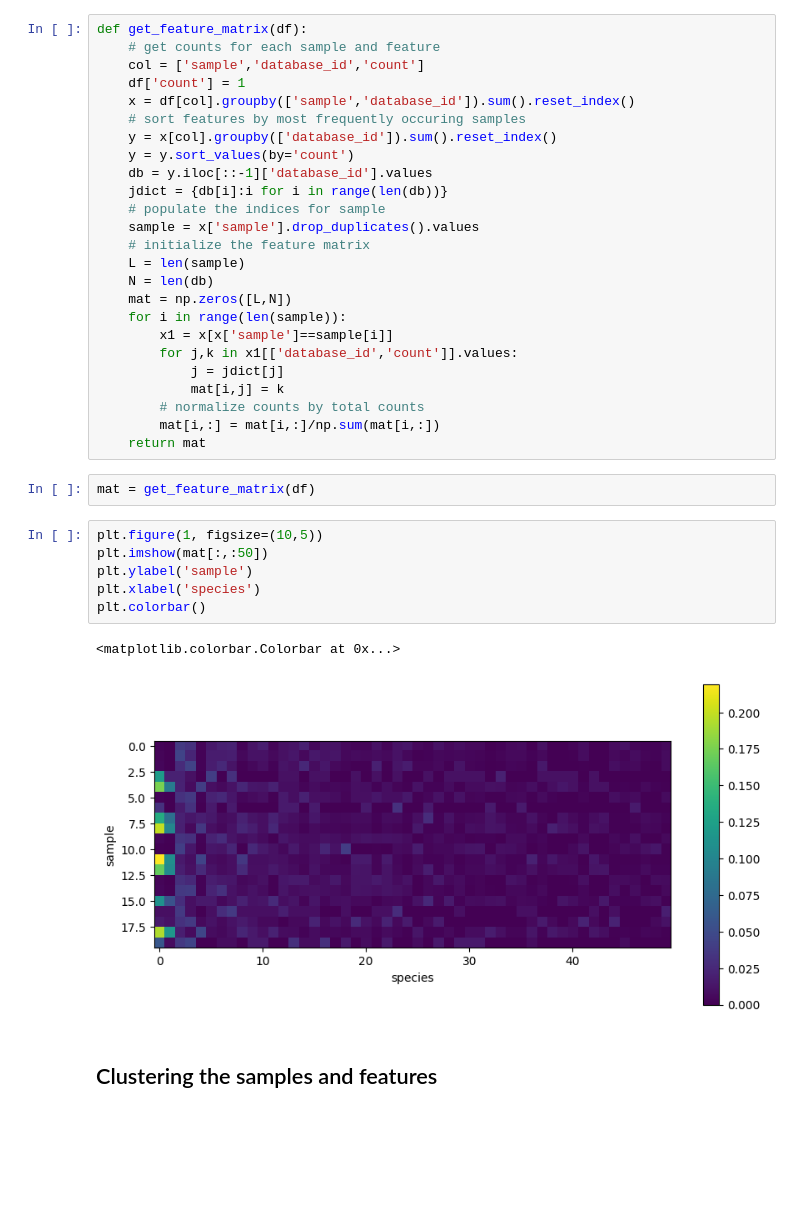
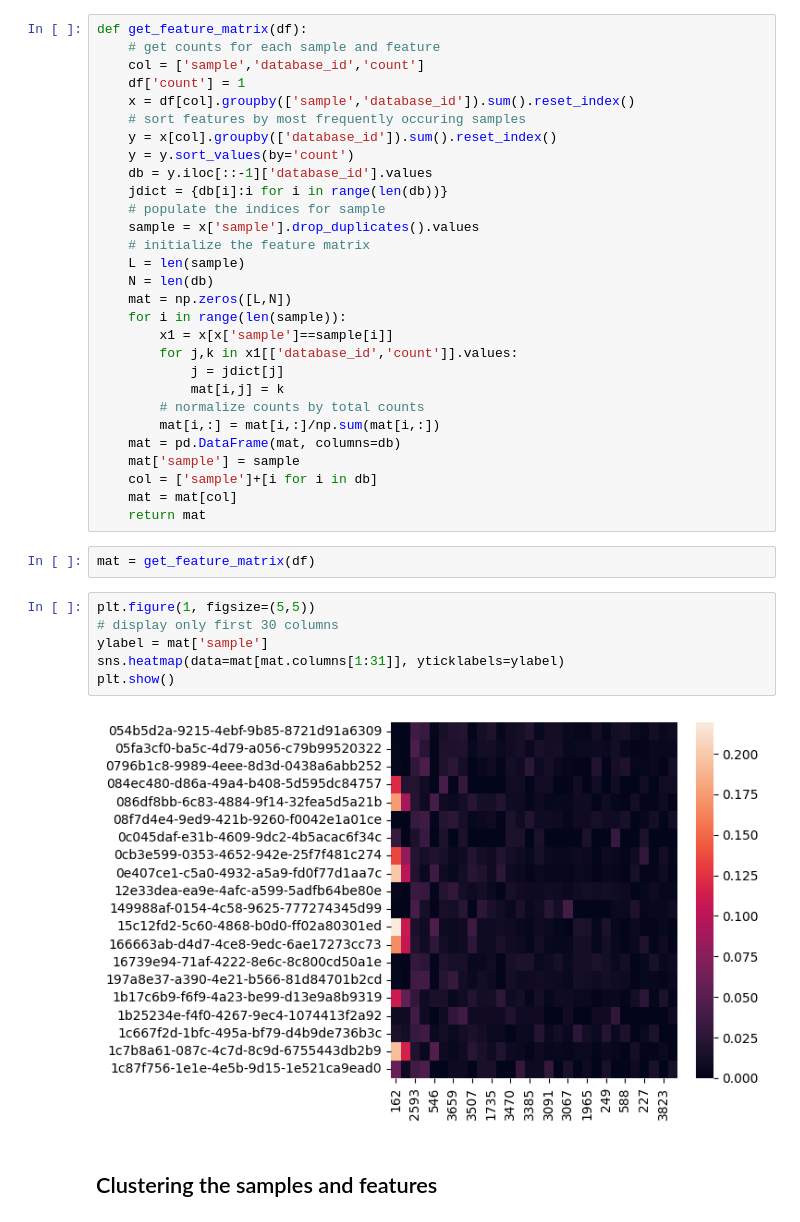
Before and after one commit to zchen15/microbiome_analysis, a Jupyter notebook: 16S_challenge.ipynb, the cells around one changed output. Cells and saved outputs as stored; diff of their text form; blank space fills up the shorter version.

Commit message:
samples

```diff
--- a/16S_challenge.ipynb
+++ b/16S_challenge.ipynb
@@ -434,17 +437,20 @@ def get_feature_matrix(df):
             mat[i,j] = k
         # normalize counts by total counts
         mat[i,:] = mat[i,:]/np.sum(mat[i,:])
+    mat = pd.DataFrame(mat, columns=db)
+    mat['sample'] = sample
+    col = ['sample']+[i for i in db]
+    mat = mat[col]
     return mat
 # %%
 mat = get_feature_matrix(df)
-# %%
-plt.figure(1, figsize=(10,5))
-plt.imshow(mat[:,:50])
-plt.ylabel('sample')
-plt.xlabel('species')
-plt.colorbar()
-# %% [output]
-<matplotlib.colorbar.Colorbar at 0x...>
-[figure, removed]
+# %%
+plt.figure(1, figsize=(5,5))
+# display only first 30 columns
+ylabel = mat['sample']
+sns.heatmap(data=mat[mat.columns[1:31]], yticklabels=ylabel)
+plt.show()
+# %% [output]
+[figure, added]
 # %% [markdown]
 ## Clustering the samples and features
```
Also changed, not shown: parts of 4 cells of this notebook, 1 other file.
